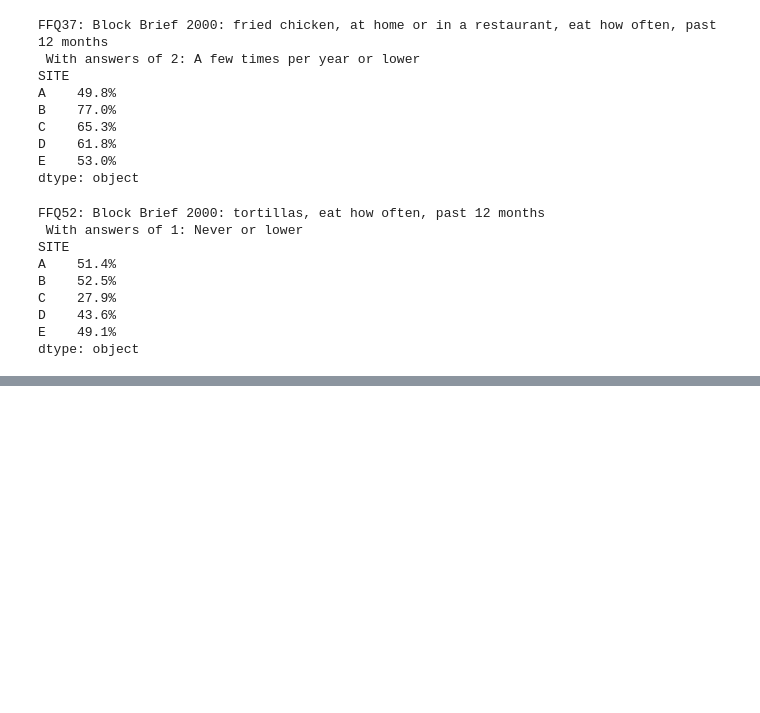
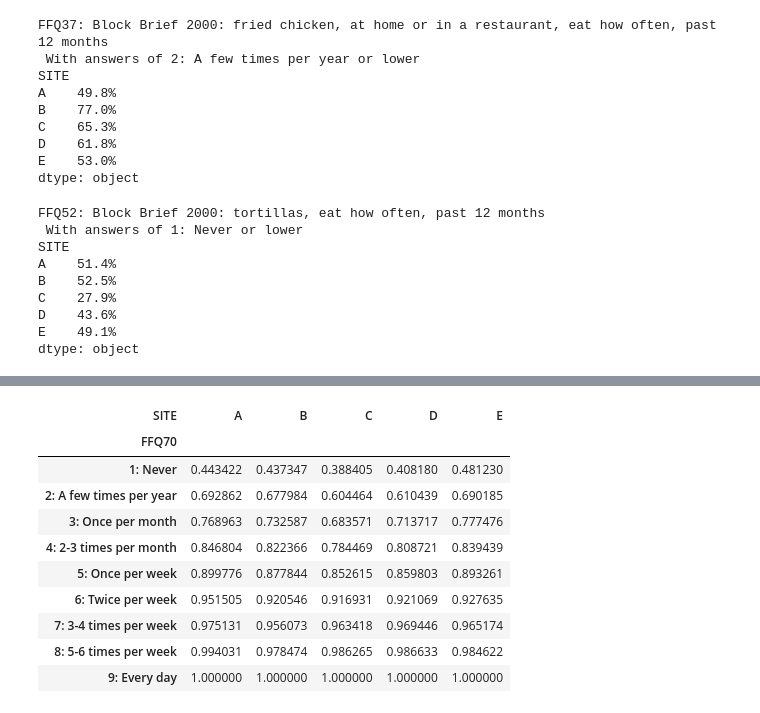
Before and after one commit to cairo-lab/xray_fingerprints, a Jupyter notebook: notebooks/Explore Target Variables.ipynb, the cells around one changed output, grey strips where cells are left out. Cells and saved outputs as stored; diff of their text form; code cells hidden in the pictures; blank space fills up the shorter version.

```diff
--- a/notebooks/Explore Target Variables.ipynb
+++ b/notebooks/Explore Target Variables.ipynb
@@ -25,16 +26,16 @@ idxSlc = pd.IndexSlice
 # Read in data
 # %%
 # Read in the dataframes for analysis
-allclinical_df = pd.read_pickle(open(os.path.join(OAI_PKL_PATH, 'allclinical_values.pkl'), 'rb' ))
+allclinical_df = utils.read_parquet(OAI_DATA_PATH / 'allclinical_values.parquet')
 
-xray_df = pd.read_pickle(open(os.path.join(OAI_PKL_PATH, 'xray_values.pkl'), 'rb' ))
+xray_df = utils.read_parquet(OAI_DATA_PATH / 'xray_values.parquet')
 xray_df = xray_df[xray_df['XRBARCD'] != '']
 xray_df = xray_df[xray_df['EXAMTP'] == 'Bilateral PA Fixed Flexion Knee'] # Lets only consider xrays that we might use in the deep learning
 
-enrollees_df = pd.read_pickle(open(os.path.join(OAI_PKL_PATH, 'enrollees_values.pkl'), 'rb' ))
+enrollees_df = utils.read_parquet(OAI_DATA_PATH / 'enrollees_values.parquet')
 
-# Used to map varibale descriptions to a variable name
-labels_df = pd.read_pickle(open(os.path.join(OAI_PKL_PATH, 'oai_vars_labels_sources.pkl'), 'rb' ))
+# Used to map variable descriptions to a variable name
+labels_df = utils.read_parquet(OAI_DATA_PATH / 'oai_vars_labels_sources.parquet')
 labels_df = labels_df.set_index('Variable')
 # %% [markdown]
 # Merge to a single frame
@@ -308,0 +610,35 @@ dtype: object
+# %%
+df = barcode_site_id_df
+predictor = 'SITE'
+df = pd.concat([df[predictor], s], axis=1, join='inner')
+
+# Get the percents by predictor (index: var values, cols: site names,
+#                           val: percent of patients with that answer at that site)
+var_by_site_df = df.groupby(predictor).value_counts(normalize=True).unstack(predictor)
+var_by_site_df = var_by_site_df.sort_index()  # Critical to ensure answers are in ordinal order
+tmp = var_by_site_df.sum(axis=0) != 0.0
+var_by_site_df = var_by_site_df[tmp[tmp].index]
+
+# Row by row, add the percentages of each row until one or more cols have over 50%
+sum_list = []
+sums = pd.Series(0, index=var_by_site_df.columns)
+for answer in var_by_site_df.index:  # Indices are question answers
+    row = var_by_site_df.loc[answer]
+    sums += row
+    num_over_half = (sums > 0.50).sum()
+    sum_list.append(sums.copy(deep=True))
+
+sums_df = pd.DataFrame(sum_list, var_by_site_df.index)
+sums_df
+# %% [output]
+| SITE | A | B | C | D | E |
+| FFQ70 |  |  |  |  |  |
+| 1: Never | 0.443422 | 0.437347 | 0.388405 | 0.408180 | 0.481230 |
+| 2: A few times per year | 0.692862 | 0.677984 | 0.604464 | 0.610439 | 0.690185 |
+| 3: Once per month | 0.768963 | 0.732587 | 0.683571 | 0.713717 | 0.777476 |
+| 4: 2-3 times per month | 0.846804 | 0.822366 | 0.784469 | 0.808721 | 0.839439 |
+| 5: Once per week | 0.899776 | 0.877844 | 0.852615 | 0.859803 | 0.893261 |
+| 6: Twice per week | 0.951505 | 0.920546 | 0.916931 | 0.921069 | 0.927635 |
+| 7: 3-4 times per week | 0.975131 | 0.956073 | 0.963418 | 0.969446 | 0.965174 |
+| 8: 5-6 times per week | 0.994031 | 0.978474 | 0.986265 | 0.986633 | 0.984622 |
+| 9: Every day | 1.000000 | 1.000000 | 1.000000 | 1.000000 | 1.000000 |
```
Also changed, not shown: parts of 27 cells of this notebook, 2 other files.
